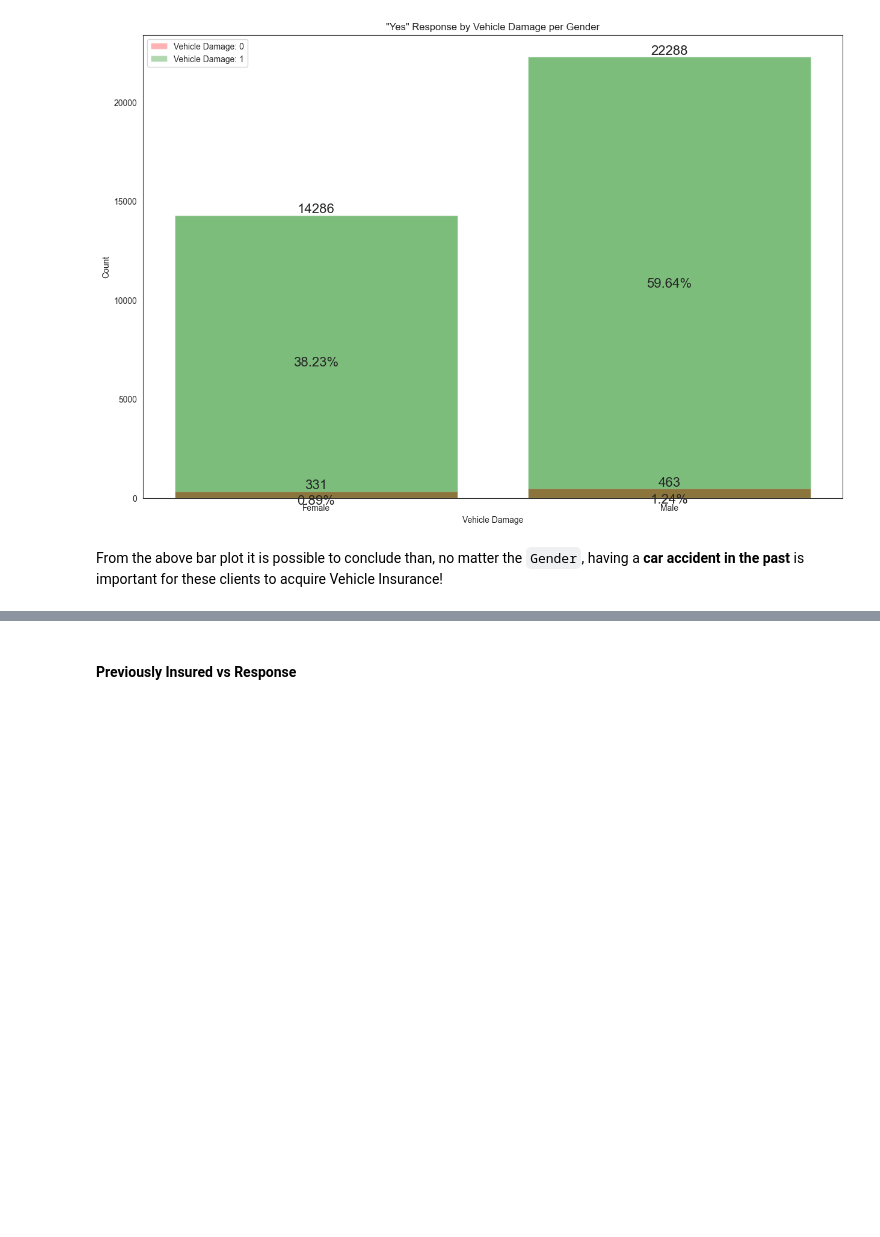
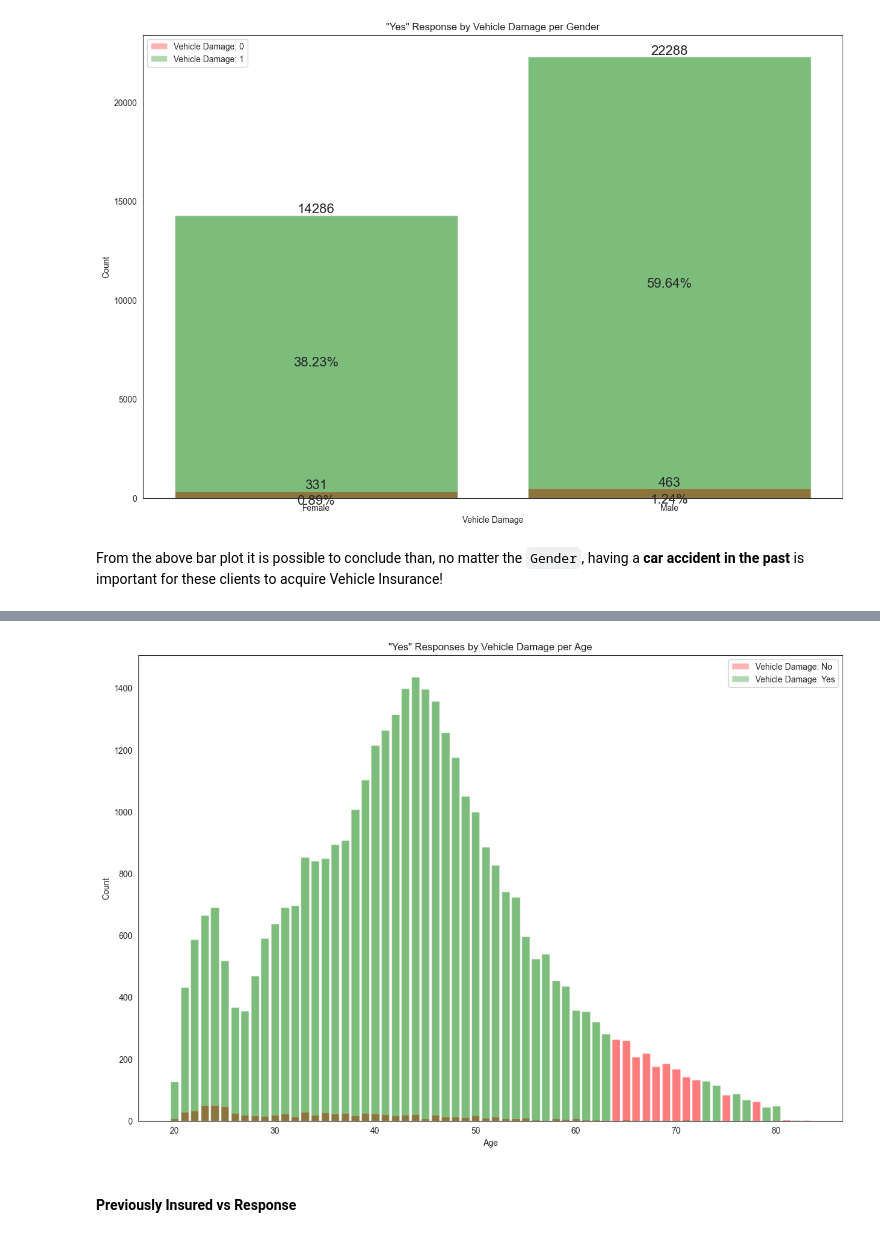
Before and after one commit to HugoTex98/Health-Insurance-Cross-Sell-Prediction, a Jupyter notebook: Health_Insurance_Cross_Sell_Prediction.ipynb, the cells around one changed output, grey strips where cells are left out. Saved outputs shown, nothing was run; the diff lists cells and outputs as text; code cells hidden in the pictures; blank space fills up the shorter version.

Commit message:
Added the analysis of Annual Premium vs Response (including outliers) + addition of analysis of 'Yes' Responses based on Age and Vehicle Damage to the Vehicle_Damage vs Response

```diff
--- a/Health_Insurance_Cross_Sell_Prediction.ipynb
+++ b/Health_Insurance_Cross_Sell_Prediction.ipynb
@@ -324,3 +329,21 @@ From the above bar plot it is possible to conclude than, no matter the `Gender`,
+# %%
+age_damage = df_train[df_train["Response"] == 1].groupby(['Age',
+                                                          'Vehicle_Damage'])['id'] \
+                                                            .count() \
+                                                                .to_frame('count') \
+                                                                    .reset_index()
+
+plt.figure(figsize=(15,10))
+plt.bar(age_damage['Age'], age_damage['count'], color=['red', 'green'], alpha=0.3)
+plt.xlabel('Age')
+plt.ylabel('Count')
+plt.title('"Yes" Responses by Vehicle Damage per Age')
+bars = plt.bar(age_damage['Age'], age_damage['count'], color=['red', 'green'], alpha=0.3)
+
+plt.legend(bars, ['Vehicle Damage: No', 'Vehicle Damage: Yes'])
+plt.show()
+# %% [output]
+[figure, added]
 # %% [markdown]
 #### Previously Insured vs Response
 # %% [markdown]
```
Also changed, not shown: parts of 32 cells of this notebook.
